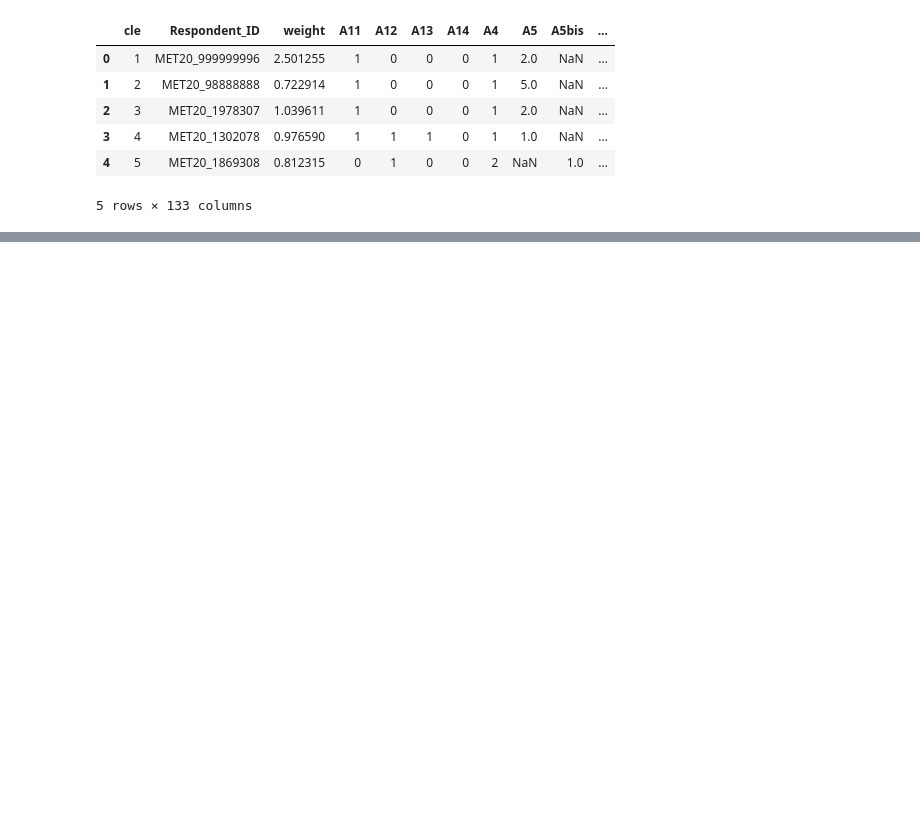
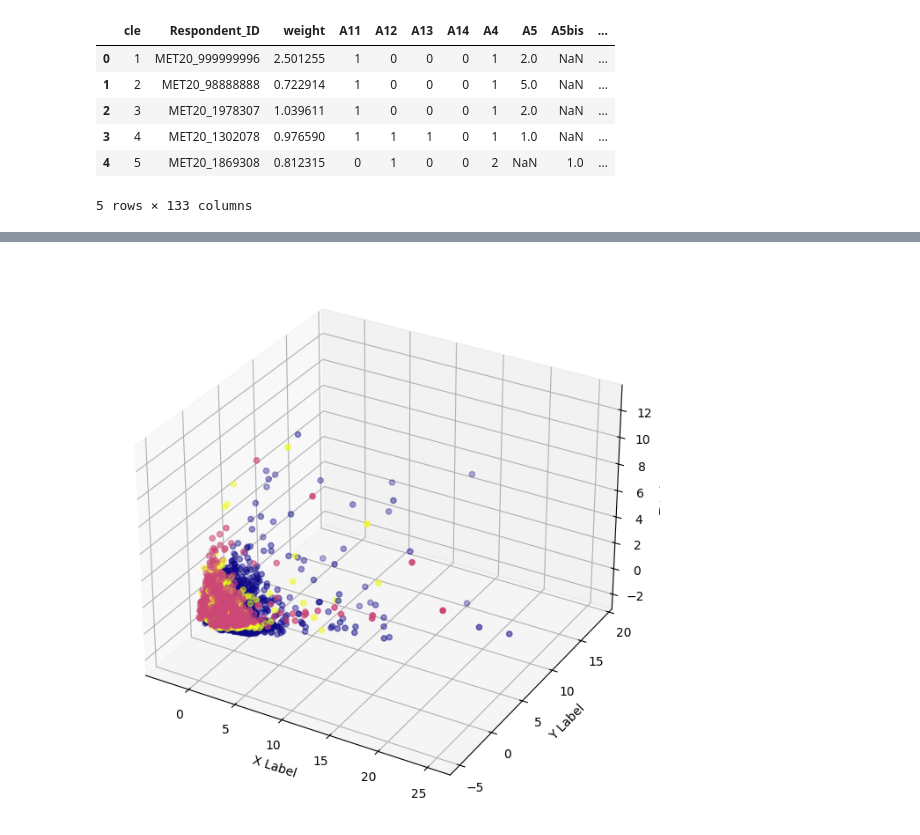
Before and after one commit to QuentinFISCH/qantar, a Jupyter notebook: tp1/exploration.ipynb, the cells around one changed output, grey strips where cells are left out. Saved outputs shown, nothing was run; the diff lists cells and outputs as text; code cells hidden in the pictures; blank space fills up the shorter version.

```diff
--- a/tp1/exploration.ipynb
+++ b/tp1/exploration.ipynb
@@ -16,0 +106,4 @@ data.head()
+# %%
+enc = OneHotEncoder(sparse_output=False)
+data_usage_enc = enc.fit_transform(data_usages)
+data_usage_enc.head()
@@ -16,0 +118,4 @@ data.head()
+# %%
+# multiply each row by its weight
+data_usage_weighted = data_usage_enc.multiply(weights_usages, axis="index")
+data_usage_weighted
@@ -16,0 +136,15 @@ data.head()
+# %%
+pca = PCA(n_components=3)
+pca.fit(data_usage_weighted)
+data_usage_pca = pca.transform(data_usage_weighted)
+# %%
+# Plotting in 3D
+fig = plt.figure(figsize=(8, 8))
+ax = fig.add_subplot(111, projection='3d')
+ax.scatter(data_usage_pca.iloc[:, 0], data_usage_pca.iloc[:, 1], data_usage_pca.iloc[:, 2], cmap='plasma', c=data["A4"])
+ax.set_xlabel('X Label')
+ax.set_ylabel('Y Label')
+ax.set_zlabel('Z Label')
+plt.show()
+# %% [output]
+[figure, added]
```
Also changed, not shown: parts of 13 cells of this notebook.
